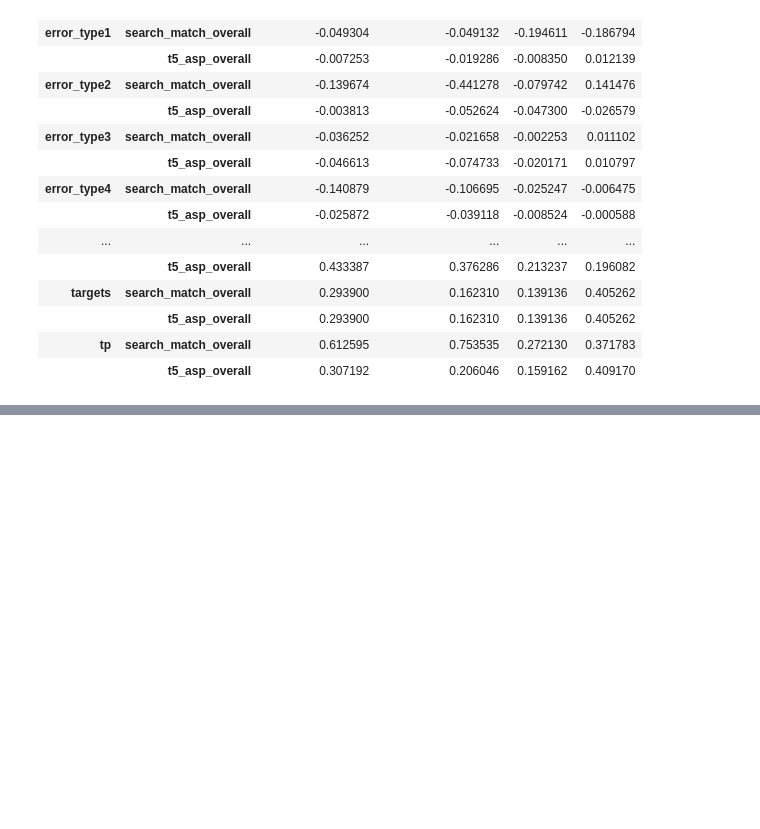
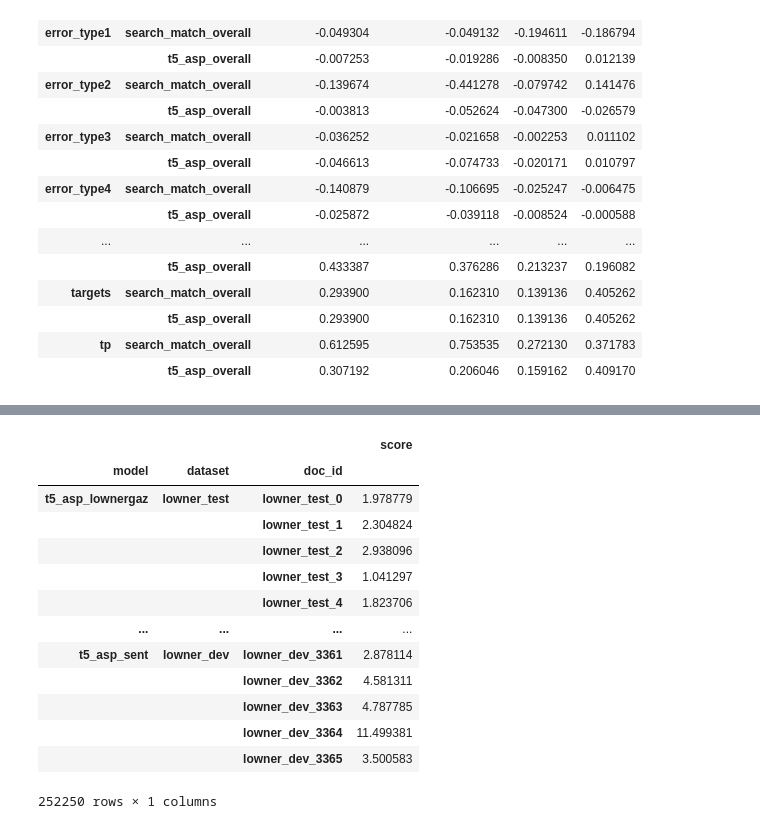
Before and after one commit to roebbert92/thesis, a Jupyter notebook: evaluations/01_performance.ipynb, the cells around one changed output, grey strips where cells are left out. Cells and saved outputs as stored; diff of their text form; code cells hidden in the pictures; blank space fills up the shorter version.

```diff
--- a/evaluations/01_performance.ipynb
+++ b/evaluations/01_performance.ipynb
@@ -759,0 +838,19 @@ pearson_corr_df[(pearson_corr_df["dataset"] == "lowner_test") & (pearson_corr_df
+# %%
+search_scores = search_results[["model", "dataset", "doc_id", "score"
+                                ]].set_index(["model", "dataset", "doc_id"])
+search_scores
+# %% [output]
+|  |  |  | score |
+| model | dataset | doc_id |  |
+| t5_asp_lownergaz | lowner_test | lowner_test_0 | 1.978779 |
+|  |  | lowner_test_1 | 2.304824 |
+|  |  | lowner_test_2 | 2.938096 |
+|  |  | lowner_test_3 | 1.041297 |
+|  |  | lowner_test_4 | 1.823706 |
+| ... | ... | ... | ... |
+| t5_asp_sent | lowner_dev | lowner_dev_3361 | 2.878114 |
+|  |  | lowner_dev_3362 | 4.581311 |
+|  |  | lowner_dev_3363 | 4.787785 |
+|  |  | lowner_dev_3364 | 11.499381 |
+|  |  | lowner_dev_3365 | 3.500583 |
+252250 rows × 1 columns
```
Also changed, not shown: parts of 13 cells of this notebook, 1 other file.
